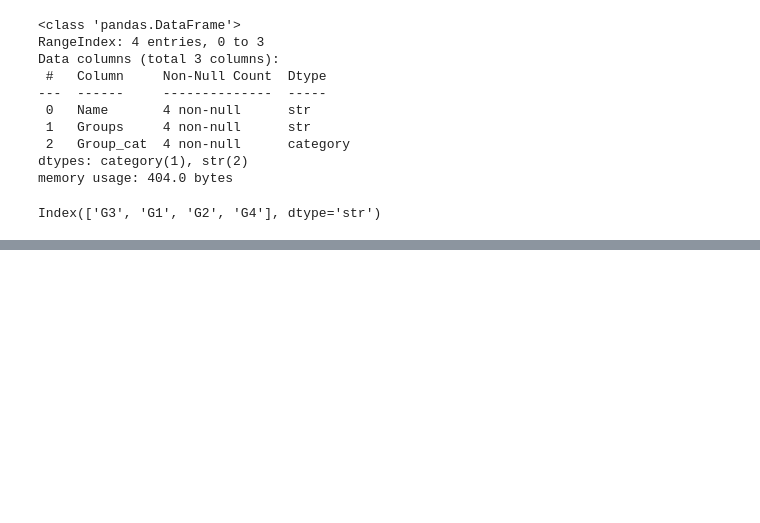
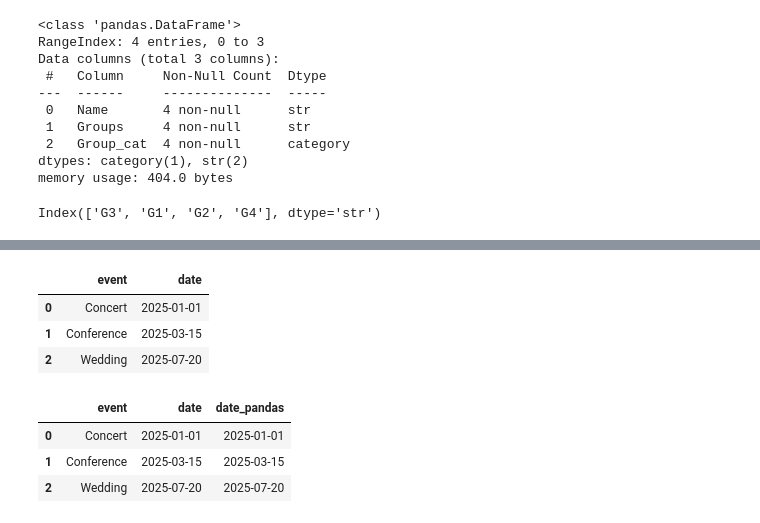
Before and after one commit to ShekherAkkala/Datascience-AI, a Jupyter notebook: 28-02-26.ipynb, the cells around one changed output, grey strips where cells are left out. Saved outputs shown, nothing was run; the diff lists cells and outputs as text; code cells hidden in the pictures; blank space fills up the shorter version.

```diff
--- a/28-02-26.ipynb
+++ b/28-02-26.ipynb
@@ -322,0 +498,7 @@ Name: Groups, dtype: bool
+# %%
+df
+# %% [output]
+|  | event | date |
+| 0 | Concert | 2025-01-01 |
+| 1 | Conference | 2025-03-15 |
+| 2 | Wedding | 2025-07-20 |
@@ -322,0 +508,7 @@ Name: Groups, dtype: bool
+# %%
+df.head()
+# %% [output]
+|  | event | date | date_pandas |
+| 0 | Concert | 2025-01-01 | 2025-01-01 |
+| 1 | Conference | 2025-03-15 | 2025-03-15 |
+| 2 | Wedding | 2025-07-20 | 2025-07-20 |
```
Also changed, not shown: parts of 49 cells of this notebook.
